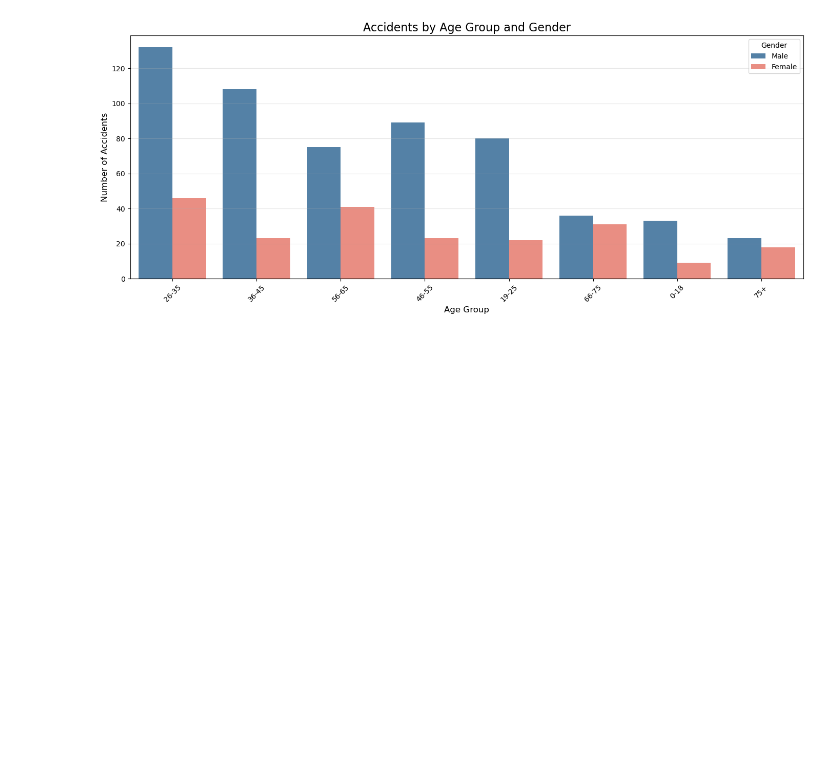
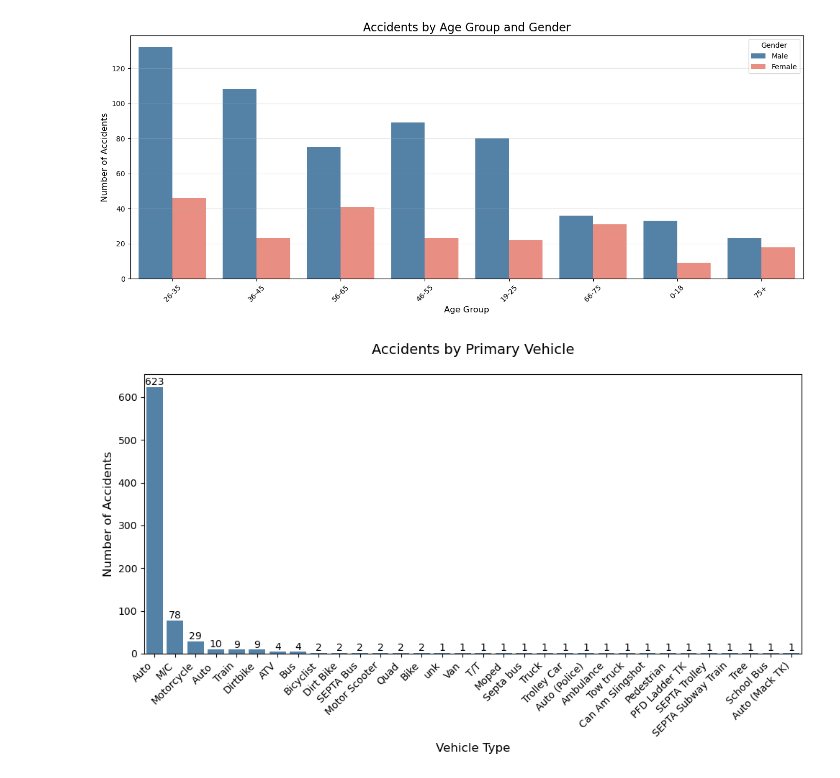
Before and after one commit to jibon-k/Philadelphia-crash-data, a Jupyter notebook: philadelphia_EDA.ipynb, the cells around one changed output. Saved outputs shown, nothing was run; the diff lists cells and outputs as text; code cells hidden in the pictures; blank space fills up the shorter version.

Commit message:
changed primary and secondary vehicle types

```diff
--- a/philadelphia_EDA.ipynb
+++ b/philadelphia_EDA.ipynb
@@ -500,3 +352,13 @@ plt.tight_layout()
 plt.show()
 # %% [output]
 [figure]
+# %%
+plot_value_counts(
+    df,
+    "primary_vehicle",
+    "Accidents by Primary Vehicle",
+    "Vehicle Type",
+    "Number of Accidents",
+)
+# %% [output]
+[figure, added]
```
Also changed, not shown: parts of 20 cells of this notebook, 1 other file.
